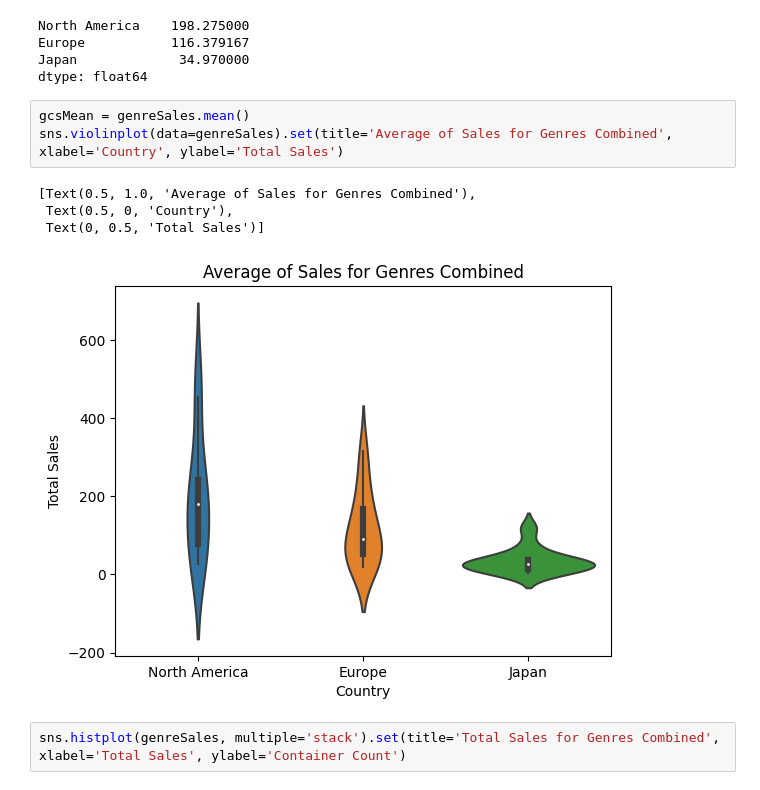
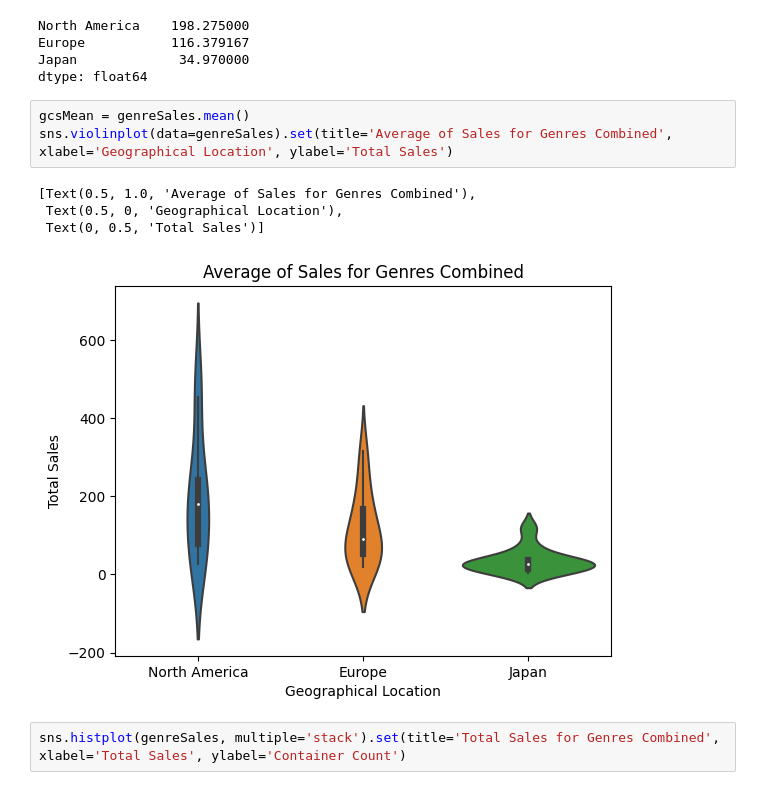
Before and after one commit to tangiambe/Data_Analytics_Project, a Jupyter notebook: genre_country_sales.ipynb, the cells around one changed output. Cells and saved outputs as stored; diff of their text form.

```diff
--- a/genre_country_sales.ipynb
+++ b/genre_country_sales.ipynb
@@ -156,12 +156,12 @@ Japan             34.970000
 dtype: float64
 # %%
 gcsMean = genreSales.mean()
-sns.violinplot(data=genreSales).set(title='Average of Sales for Genres Combined', xlabel='Country', ylabel='Total Sales')
+sns.violinplot(data=genreSales).set(title='Average of Sales for Genres Combined', xlabel='Geographical Location', ylabel='Total Sales')
 # %% [output]
 [Text(0.5, 1.0, 'Average of Sales for Genres Combined'),
- Text(0.5, 0, 'Country'),
+ Text(0.5, 0, 'Geographical Location'),
  Text(0, 0.5, 'Total Sales')]
-[figure, old version]
+[figure, new version]
 # %%
 sns.histplot(genreSales, multiple='stack').set(title='Total Sales for Genres Combined', xlabel='Total Sales', ylabel='Container Count')
 # %% [output]
```
Also changed, not shown: parts of 5 cells of this notebook.
